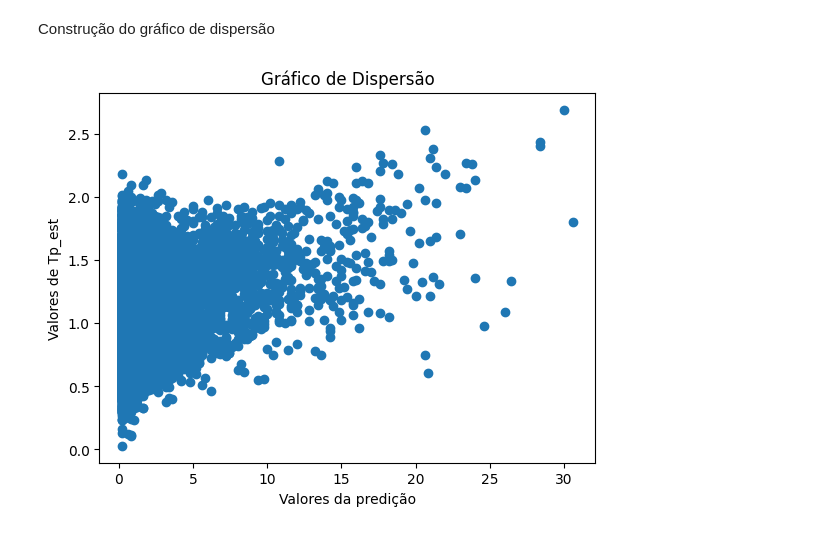
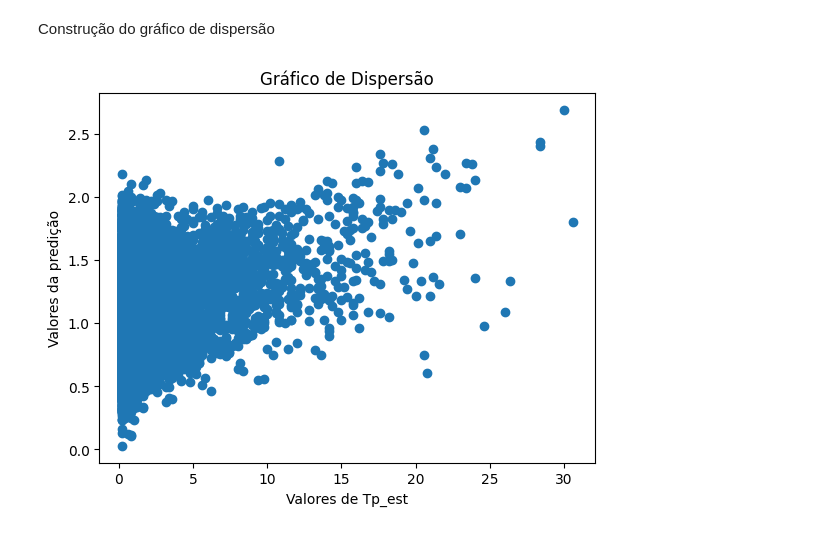
Before and after one commit to TTeuZ/UFPR, a Jupyter notebook: Machine Learning/Lab2/Lab2.ipynb, the cells around one changed output. Drawn from its saved outputs; the diff is of its cells as text; code cells hidden in the pictures.

Commit message:
[add] Tentativas de melhorar o lab 2

```diff
--- a/Machine Learning/Lab2/Lab2.ipynb
+++ b/Machine Learning/Lab2/Lab2.ipynb
@@ -331,12 +331,10 @@ Com os resultados obtidos na validação, a base de treinamento foi separado em
 Resultados:
 - Criação do dicionário *cluster_train* para o treinamento dos modelos finais
 # %%
-clusters = {
-    'knn': ['Aguas_do_Vere', 'Altonia', 'Assis_Chateaubriand', 'Bela_Vista_Jusante', 'Cascavel', 'Derivacao_do_Rio_Jordao', 'Foz_do_Iguacu_-_Itaipu',
-            'Laranjeiras_do_Sul', 'Loanda', 'Palotina', 'Paranavai', 'Pato_Branco', 'Reservatorio_Salto_Caxias', 'Salto_Caxias', 'Santa_Helena',
-            'Segredo', 'Solais_Novo', 'Toledo', 'Ubirata', 'Umuarama'],
-    'linear': ['Baixo_Iguacu', 'Boa_Vista_da_Aparecida', 'Campo_Mourao', 'Coronel_Domingos_Soares', 'Guaira','Porto_Formosa', 'Porto_Santo_Antonio']
-}
+clusters = { 'knn': [], 'linear_regression': [] }
+for row in df_comparison.iterrows():
+    clusters[row[1]['Melhor Modelo MSE']].append(row[1]['Estação'])
+
 cluster_train = {}
 
 for cluster in clusters:
@@ -439,7 +437,7 @@ knn = neighbors.KNeighborsRegressor(n_neighbors=82)
 linear = linear_model.LinearRegression()
 
 knn_train = cluster_train['knn']
-linear_train = cluster_train['linear']
+linear_train = cluster_train['linear_regression']
 
 x_knn = knn_train[:, :-1]
 y_knn = knn_train[:, -1]
@@ -483,11 +481,11 @@ Construção do gráfico de dispersão
 # %%
 x = y_test
 y = final_pred
 
-plt.xlabel('Valores da predição')
-plt.ylabel('Valores de Tp_est')
+plt.xlabel('Valores de Tp_est')
+plt.ylabel('Valores da predição')
 plt.title('Gráfico de Dispersão')
 plt.scatter(x, y)
 plt.show()
 # %% [output]
-[figure, old version]
+[figure, new version]
```
Also changed, not shown: 3 other files.
